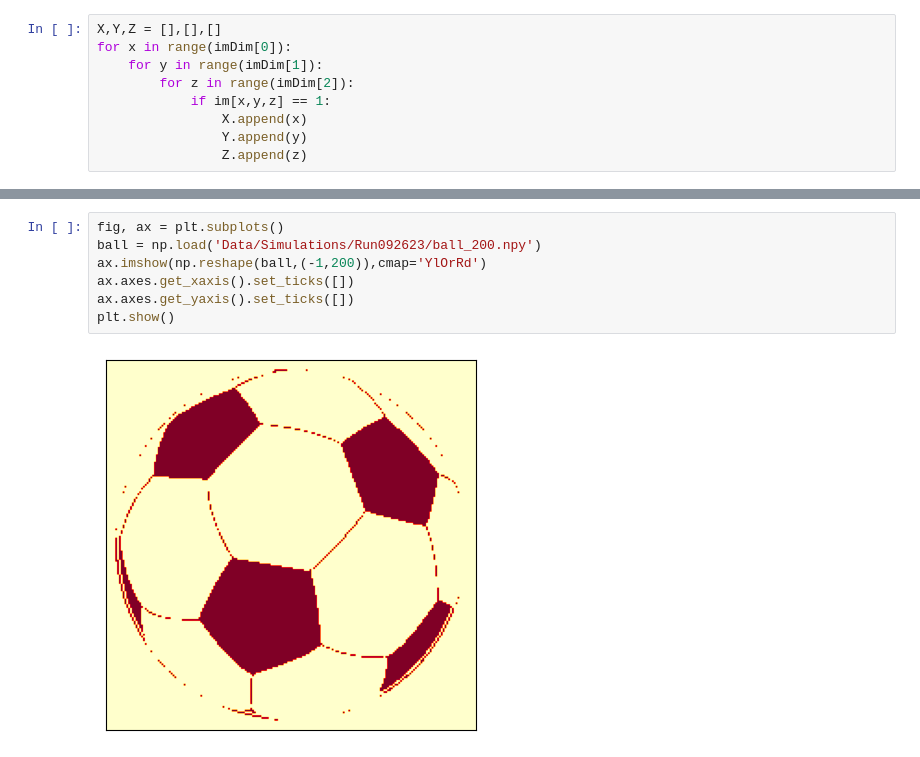
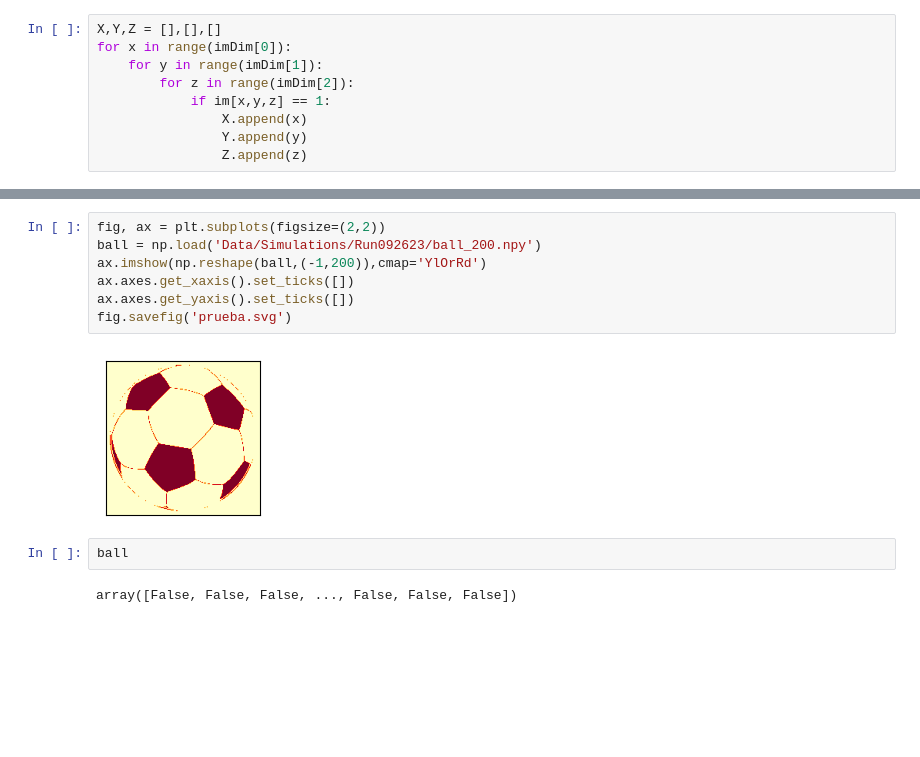
Before and after one commit to juanesfco/Thesis, a Jupyter notebook: somePlots.ipynb, the cells around one changed output, grey strips where cells are left out. Cells and saved outputs as stored; diff of their text form; blank space fills up the shorter version.

```diff
--- a/somePlots.ipynb
+++ b/somePlots.ipynb
@@ -44,11 +42,15 @@ ax.grid(False)
 # %% [output]
 [figure]
 # %%
-fig, ax = plt.subplots()
+fig, ax = plt.subplots(figsize=(2,2))
 ball = np.load('Data/Simulations/Run092623/ball_200.npy')
 ax.imshow(np.reshape(ball,(-1,200)),cmap='YlOrRd')
 ax.axes.get_xaxis().set_ticks([])
 ax.axes.get_yaxis().set_ticks([])
-plt.show()
+fig.savefig('prueba.svg')
 # %% [output]
-[figure, old version]
+[figure, new version]
+# %%
+ball
+# %% [output]
+array([False, False, False, ..., False, False, False])
```
Also changed, not shown: parts of 2 cells of this notebook, 44 other files.
